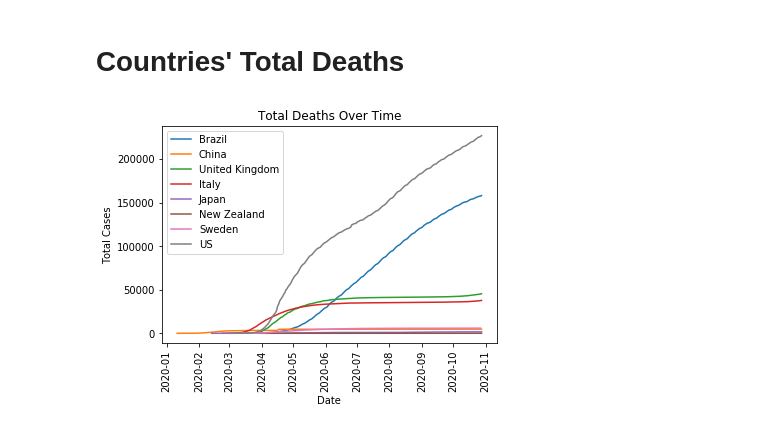
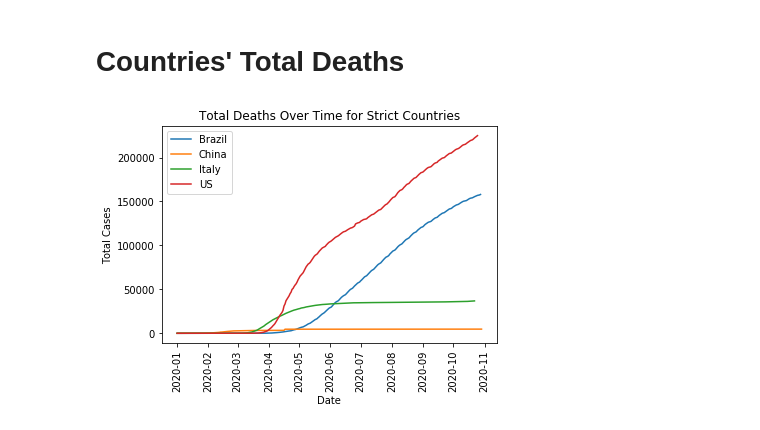
Before and after one commit to rejane-b/Project_1, a Jupyter notebook: Daily_Cases_Total_Cases.ipynb, the cells around one changed output. Cells and saved outputs as stored; diff of their text form; code cells hidden in the pictures.

```diff
--- a/Daily_Cases_Total_Cases.ipynb
+++ b/Daily_Cases_Total_Cases.ipynb
@@ -47,24 +52,24 @@ dtype: object
 # %% [markdown]
 # Countries' Total Cases
 # %%
-cases_df.set_index('location')
+cases_df.set_index('CountryName')
 
 fig, ax = plt.subplots()
 
-brazil = cases_df.loc[cases_df['location']=='Brazil']
-ax.plot(brazil['date'],brazil['total_cases'], label = 'Brazil')
+brazil = cases_df.loc[cases_df['CountryName']=='Brazil']
+ax.plot(brazil['Date'],brazil['ConfirmedCases'], label = 'Brazil')
 
-us = cases_df.loc[cases_df['location']=='United States']
-ax.plot(us['date'],us['total_cases'],label='US')
+china = cases_df.loc[cases_df['CountryName']=='China']
+ax.plot(china['Date'],china['ConfirmedCases'],label='China')
 
-uk = cases_df.loc[cases_df['location']=='United Kingdom']
-ax.plot(uk['date'],uk['total_cases'],label='United Kingdom')
+us = cases_df.loc[cases_df['CountryName']=='United States']
+ax.plot(us['Date'],us['ConfirmedCases'],label='US')
 
-italy = cases_df.loc[cases_df['location']=='Italy']
-ax.plot(italy['date'],italy['total_cases'],label='Italy')
+italy = cases_df.loc[cases_df['CountryName']=='Italy']
+ax.plot(italy['Date'],italy['ConfirmedCases'],label='Italy')
 
 plt.xticks(rotation='vertical')
-plt.title('Total Cases Over Time')
+plt.title('Confirmed Cases Over Time')
 plt.xlabel('Date')
 plt.ylabel('Total Cases')
 plt.legend()
@@ -134,35 +104,23 @@ plt.show()
 # %%
 fig, ax = plt.subplots()
 
-brazil = cases_df.loc[cases_df['location']=='Brazil']
-ax.plot(brazil['date'],brazil['total_deaths'], label = 'Brazil')
+brazil = cases_df.loc[cases_df['CountryName']=='Brazil']
+ax.plot(brazil['Date'],brazil['ConfirmedDeaths'], label = 'Brazil')
 
-china = cases_df.loc[cases_df['location']=='China']
-ax.plot(china['date'],china['total_deaths'],label='China')
+china = cases_df.loc[cases_df['CountryName']=='China']
+ax.plot(china['Date'],china['ConfirmedDeaths'],label='China')
 
-uk = cases_df.loc[cases_df['location']=='United Kingdom']
-ax.plot(uk['date'],uk['total_deaths'],label='United Kingdom')
+italy = cases_df.loc[cases_df['CountryName']=='Italy']
+ax.plot(italy['Date'],italy['ConfirmedDeaths'],label='Italy')
 
-italy = cases_df.loc[cases_df['location']=='Italy']
-ax.plot(italy['date'],italy['total_deaths'],label='Italy')
-
-japan = cases_df.loc[cases_df['location']=='Japan']
-ax.plot(japan['date'],japan['total_deaths'],label='Japan')
-
-nz = cases_df.loc[cases_df['location']=='New Zealand']
-ax.plot(nz['date'],nz['total_deaths'],label='New Zealand')
-
-sweden = cases_df.loc[cases_df['location']=='Sweden']
-ax.plot(sweden['date'],sweden['total_deaths'],label='Sweden')
-
-us = cases_df.loc[cases_df['location']=='United States']
-ax.plot(us['date'],us['total_deaths'],label='US')
+us = cases_df.loc[cases_df['CountryName']=='United States']
+ax.plot(us['Date'],us['ConfirmedDeaths'],label='US')
 
 plt.xticks(rotation='vertical')
-plt.title('Total Deaths Over Time')
+plt.title('Total Deaths Over Time for Strict Countries')
 plt.xlabel('Date')
 plt.ylabel('Total Cases')
 plt.legend()
 plt.show()
 # %% [output]
-[figure, old version]
+[figure, new version]
```
Also changed, not shown: parts of 11 cells of this notebook, 1 other file.
